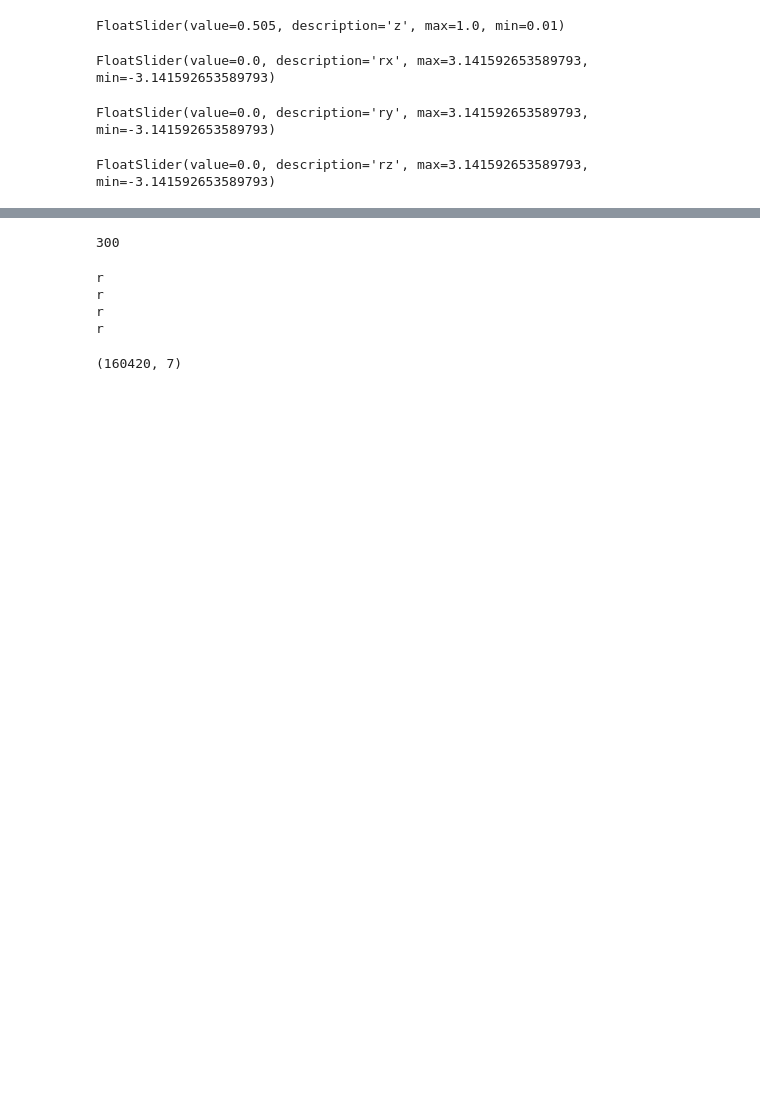
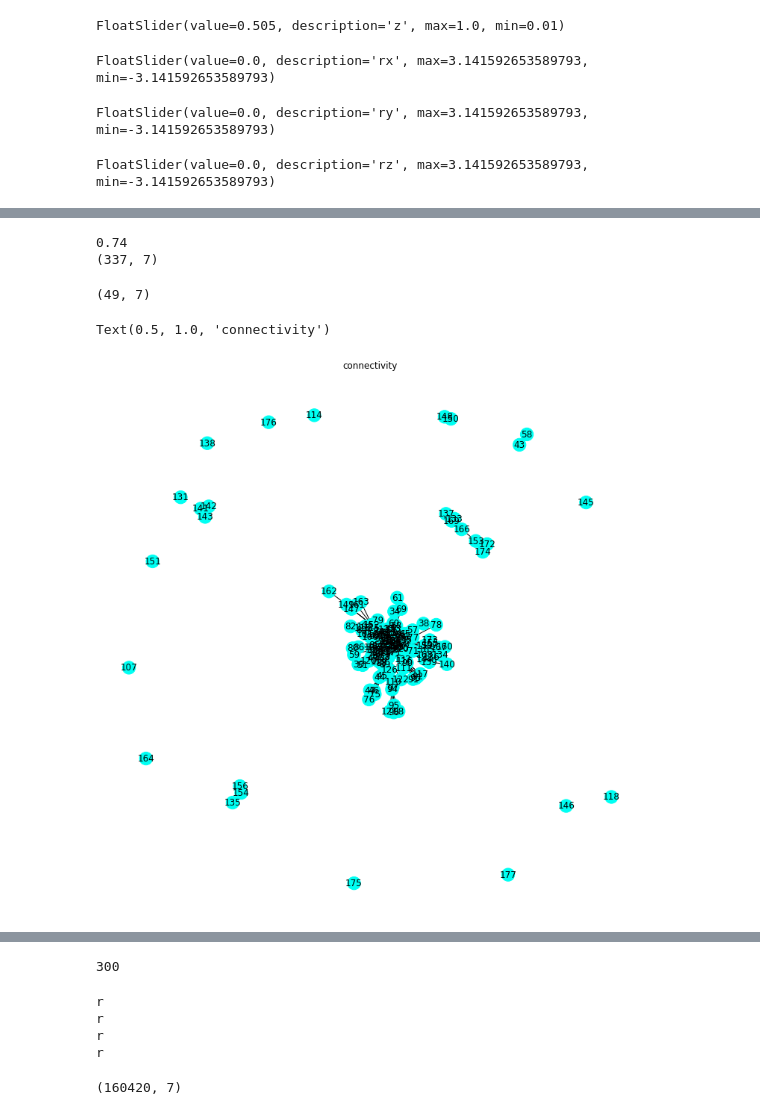
Before and after one commit to wernerpe/cvisiris_examples, a Jupyter notebook: 7dof_bins_gcs.ipynb, the cells around one changed output, grey strips where cells are left out. Drawn from its saved outputs; the diff is of its cells as text; code cells hidden in the pictures; blank space fills up the shorter version.

```diff
--- a/7dof_bins_gcs.ipynb
+++ b/7dof_bins_gcs.ipynb
@@ -278,0 +465,11 @@ res
+# %%
+if f"regions_clus4_{Npts}.pkl" in os.listdir('tmp'):
+    with open(f"tmp/regions_clus4_{Npts}.pkl", 'rb') as f:
+        regions_red = pickle.load(f)
+else:
+    def col_hnd(pt):
+        return 1- 1.0*checker.CheckConfigCollisionFree(pt)
+    seed_points, metrics, _ = get_iris_metrics([q_tot[c] for c in cliques_tot], col_hnd)
+    regions_red, succs_sp, is_full = iris_handle(seed_points, metrics, [])
+    with open(f"tmp/regions_clus4_{Npts}.pkl", 'wb') as f:
+        pickle.dump(regions_red, f)
@@ -278,0 +602,48 @@ res
+# %%
+print(frac_vol_in_collision[19])
+print(regions_red[19].A().shape)
+# %% [output]
+0.74
+(337, 7)
+# %%
+regions_red[-5].A().shape
+# %% [output]
+(49, 7)
+# %%
+from utils import load_regions_from_experiment_dir
+
+regions_c = load_regions_from_experiment_dir(
+                    'logs/experiment_7dof_iiwa_bins_taskspace_1_1500_0.400greedy20231024205238')
+regions = regions_c+regions_red
+# %%
+import networkx as nx
+import matplotlib.pyplot as plt
+
+regs = regions
+connectivity_graph = nx.Graph()
+for idx in range(len(regs)):
+    connectivity_graph.add_node(idx)
+
+for idx1 in range(len(regs)):
+    for idx2 in range(idx1 +1, len(regs)):
+        r1 = regs[idx1]
+        r2 = regs[idx2]
+        if r1.IntersectsWith(r2):
+            connectivity_graph.add_edge(idx1,idx2)
+
+largest_con_comp = list(list(nx.connected_components(connectivity_graph))[0])
+regions_connected_component = [regs[i] for i in largest_con_comp]
+
+fig = plt.figure(figsize=(10,10))
+hues = generate_distinct_colors(2+1)[1:]
+colors = []
+for g, h in zip([regions], hues):
+    colors += [h]*len(g)
+
+nx.draw_spring(connectivity_graph,
+                with_labels = True,
+                node_color = colors)
+plt.title(f"connectivity")
+# %% [output]
+Text(0.5, 1.0, 'connectivity')
+[figure, added]
```
Also changed, not shown: parts of 58 cells of this notebook, 11 other files.
